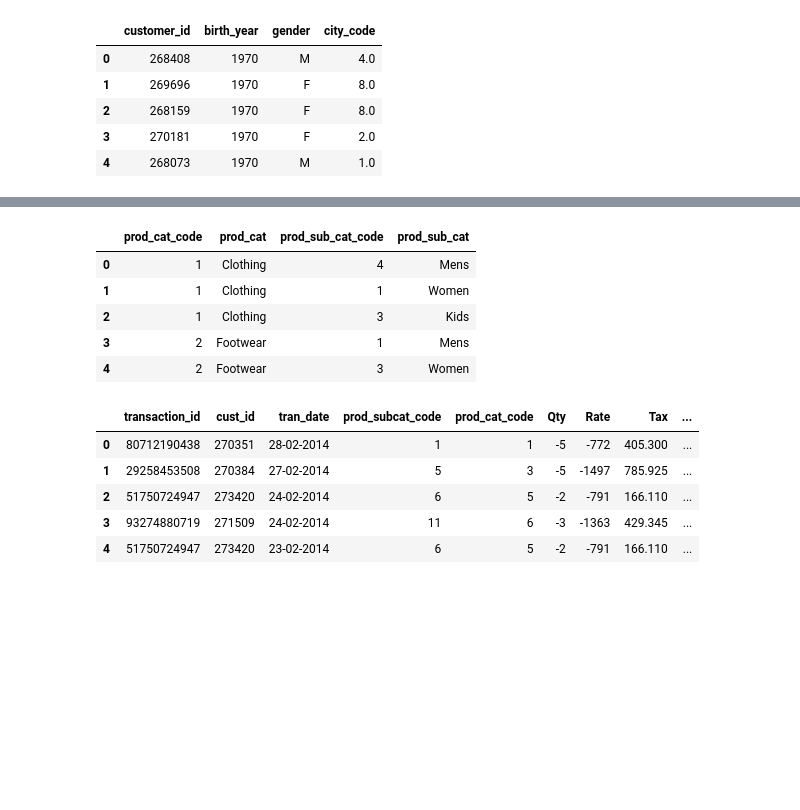
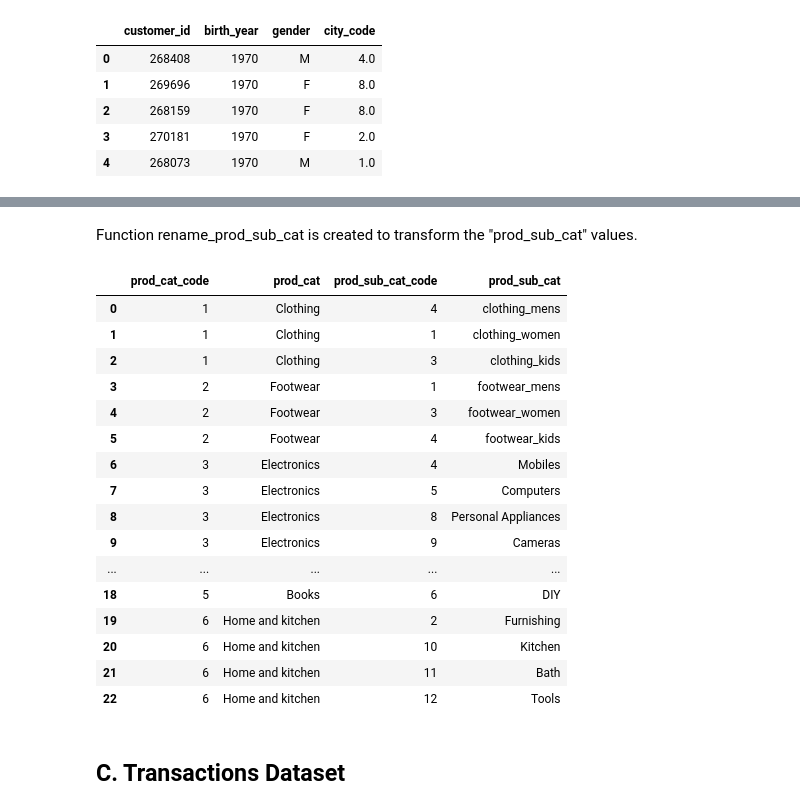
Before and after one commit to dlma1234/datascience_casestudies, a Jupyter notebook: retail_shop/eda.ipynb, the cells around one changed output, grey strips where cells are left out. Drawn from its saved outputs; the diff is of its cells as text; code cells hidden in the pictures; blank space fills up the shorter version.

Commit message:
Add descriptions, rename values under prod_sub_cat

```diff
--- a/retail_shop/eda.ipynb
+++ b/retail_shop/eda.ipynb
@@ -75,0 +83,2 @@ prodcat_df.rename(columns={'prod_subcat': 'prod_sub_cat'}, inplace=True)
+# %% [markdown]
+Function rename_prod_sub_cat is created to transform the "prod_sub_cat" values.
@@ -76,20 +101,25 @@ prodcat_df.rename(columns={'prod_subcat': 'prod_sub_cat'}, inplace=True)
 # %%
-prodcat_df.head()
+prodcat_df
 # %% [output]
 |  | prod_cat_code | prod_cat | prod_sub_cat_code | prod_sub_cat |
-| 0 | 1 | Clothing | 4 | Mens |
-| 1 | 1 | Clothing | 1 | Women |
-| 2 | 1 | Clothing | 3 | Kids |
-| 3 | 2 | Footwear | 1 | Mens |
-| 4 | 2 | Footwear | 3 | Women |
+| 0 | 1 | Clothing | 4 | clothing_mens |
+| 1 | 1 | Clothing | 1 | clothing_women |
+| 2 | 1 | Clothing | 3 | clothing_kids |
+| 3 | 2 | Footwear | 1 | footwear_mens |
+| 4 | 2 | Footwear | 3 | footwear_women |
+| 5 | 2 | Footwear | 4 | footwear_kids |
+| 6 | 3 | Electronics | 4 | Mobiles |
+| 7 | 3 | Electronics | 5 | Computers |
+| 8 | 3 | Electronics | 8 | Personal Appliances |
+| 9 | 3 | Electronics | 9 | Cameras |
+| ... | ... | ... | ... | ... |
+| 18 | 5 | Books | 6 | DIY |
+| 19 | 6 | Home and kitchen | 2 | Furnishing |
+| 20 | 6 | Home and kitchen | 10 | Kitchen |
+| 21 | 6 | Home and kitchen | 11 | Bath |
+| 22 | 6 | Home and kitchen | 12 | Tools |
+# %% [markdown]
+## C. Transactions Dataset
 # %%
 transact_csv = os.path.join(dataset_dir, 'Transactions.csv')
 transact_df = pd.read_csv(transact_csv)
-transact_df.head()
-# %% [output]
-|  | transaction_id | cust_id | tran_date | prod_subcat_code | prod_cat_code | Qty | Rate | Tax | ... |
-| 0 | 80712190438 | 270351 | 28-02-2014 | 1 | 1 | -5 | -772 | 405.300 | ... |
-| 1 | 29258453508 | 270384 | 27-02-2014 | 5 | 3 | -5 | -1497 | 785.925 | ... |
-| 2 | 51750724947 | 273420 | 24-02-2014 | 6 | 5 | -2 | -791 | 166.110 | ... |
-| 3 | 93274880719 | 271509 | 24-02-2014 | 11 | 6 | -3 | -1363 | 429.345 | ... |
-| 4 | 51750724947 | 273420 | 23-02-2014 | 6 | 5 | -2 | -791 | 166.110 | ... |
```
Also changed, not shown: parts of 112 cells of this notebook.
